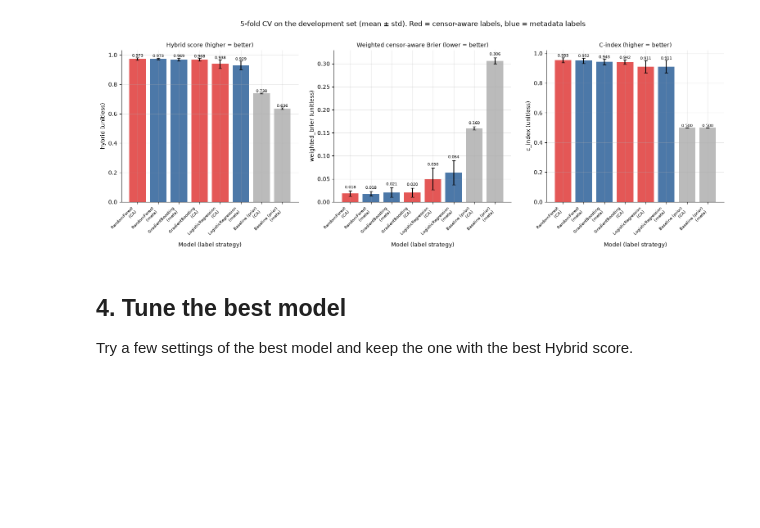
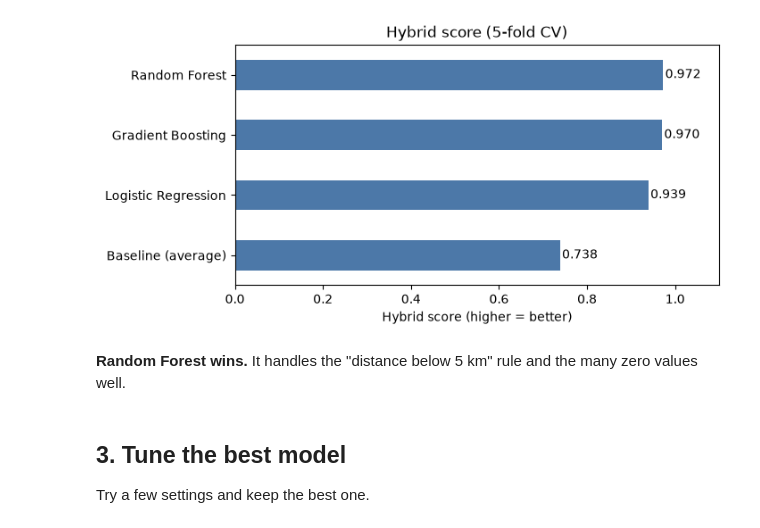
Before and after one commit to Re7absu/wildfire-evacuation-risk, a Jupyter notebook: notebooks/02_training.ipynb, the cells around one changed output. Cells and saved outputs as stored; diff of their text form; code cells hidden in the pictures; blank space fills up the shorter version.

```diff
--- a/notebooks/02_training.ipynb
+++ b/notebooks/02_training.ipynb
@@ -111,28 +54,0 @@ We test 3 models with 5-fold cross-validation, plus a "baseline" that guesses th
-# %%
-candidates = {
-    "Baseline (prior)": DummyClassifier(strategy="prior"),
-    "LogisticRegression": LogisticRegression(max_iter=5000),
-    "RandomForest": RandomForestClassifier(n_estimators=500, min_samples_leaf=2, random_state=RANDOM_STATE, n_jobs=1),
-    "GradientBoosting": GradientBoostingClassifier(random_state=RANDOM_STATE),
-}
-per_h = {f"brier_{h}h": (lambda h: lambda m, X, y: -horizon_scores(m, X, y)[f"brier_{h}h"])(h) for h in (24, 48, 72)}
-per_h |= {f"auc_{h}h": (lambda h: lambda m, X, y: horizon_scores(m, X, y)[f"auc_{h}h"])(h) for h in (12, 24, 48)}
-scoring = SCORING | per_h
-
-rows = []
-with warnings.catch_warnings():
-    warnings.simplefilter("ignore")
-    for name, clf in candidates.items():
-        for mode in ("censor_aware", "metadata"):
-            est = MultiHorizonRiskModel(make_pipeline(clf), label_mode=mode)
-            res = cross_validate(est, X_dev, y_dev, cv=cv_splits, scoring=scoring, n_jobs=-1)
-            row = {"model": name, "label_mode": mode}
-            for k in scoring:
-                v = res[f"test_{k}"] * (-1 if k.startswith(("neg_", "brier_")) else 1)
-                key = k.replace("neg_", "")
-                row[f"{key}_mean"], row[f"{key}_std"] = np.nanmean(v), np.nanstd(v)
-            rows.append(row)
-cv_table = pd.DataFrame(rows).set_index(["model", "label_mode"]).sort_values("hybrid_mean", ascending=False)
-cv_table.to_csv(REPORT_DIR / "cv_results.csv")
-show = ["hybrid_mean", "hybrid_std", "weighted_brier_mean", "c_index_mean", "brier_24h_mean", "brier_48h_mean", "brier_72h_mean", "auc_12h_mean", "auc_24h_mean", "auc_48h_mean"]
-cv_table[show].round(4)
@@ -150,19 +55,24 @@ cv_table[show].round(4)
-# %%
-labels_ = [f"{m}\n({'CA' if l == 'censor_aware' else 'meta'})" for m, l in cv_table.index]
-colors = ["#BBBBBB" if "Baseline" in m else ("#E45756" if l == "censor_aware" else "#4C78A8") for m, l in cv_table.index]
-fig, axes = plt.subplots(1, 3, figsize=(19, 4.8))
-for ax, (metric, label) in zip(axes, [("hybrid", "Hybrid score (higher = better)"),
-                                       ("weighted_brier", "Weighted censor-aware Brier (lower = better)"),
-                                       ("c_index", "C-index (higher = better)")]):
-    m, s = cv_table[f"{metric}_mean"], cv_table[f"{metric}_std"]
-    ax.bar(range(len(m)), m, yerr=s, capsize=3, color=colors)
-    for i, v in enumerate(m): ax.text(i, v + s.iloc[i] + 0.005, f"{v:.3f}", ha="center", fontsize=7)
-    ax.set_xticks(range(len(m)), labels_, rotation=45, ha="right", fontsize=7)
-    ax.set_title(label, fontsize=10); ax.set_ylabel(metric + " (unitless)"); ax.set_xlabel("Model (label strategy)")
-fig.suptitle("5-fold CV on the development set (mean ± std). Red = censor-aware labels, blue = metadata labels", y=1.03)
-save(fig, "02_cv_model_comparison"); plt.show()
-# %% [output]
-[figure, removed]
+# %%
+models = {
+    "Baseline (average)": DummyClassifier(strategy="prior"),
+    "Logistic Regression": LogisticRegression(max_iter=5000),
+    "Gradient Boosting": GradientBoostingClassifier(random_state=42),
+    "Random Forest": RandomForestClassifier(n_estimators=300, random_state=42),
+}
+results = {}
+for name, clf in models.items():
+    scores = cross_val_score(MultiHorizonModel(make_pipeline(clf)), X, y, cv=folds, scoring=hybrid_scorer, n_jobs=-1)
+    results[name] = scores.mean()
+
+results = pd.Series(results).sort_values()
+results.plot.barh(color="#4C78A8", figsize=(7, 3.5))
+for i, v in enumerate(results): plt.text(v + 0.005, i, f"{v:.3f}", va="center")
+plt.xlim(0, 1.1); plt.title("Hybrid score (5-fold CV)"); plt.xlabel("Hybrid score (higher = better)")
+plt.savefig(FIG_DIR / "02_model_comparison.png", bbox_inches="tight"); plt.show()
+# %% [output]
+[figure, added]
+# %% [markdown]
+**Random Forest wins.** It handles the "distance below 5 km" rule and the many zero values well.
 # %% [markdown]
-## 4. Tune the best model
-Try a few settings of the best model and keep the one with the best Hybrid score.
+## 3. Tune the best model
+Try a few settings and keep the best one.
```
Also changed, not shown: parts of 20 cells of this notebook, 44 other files.
